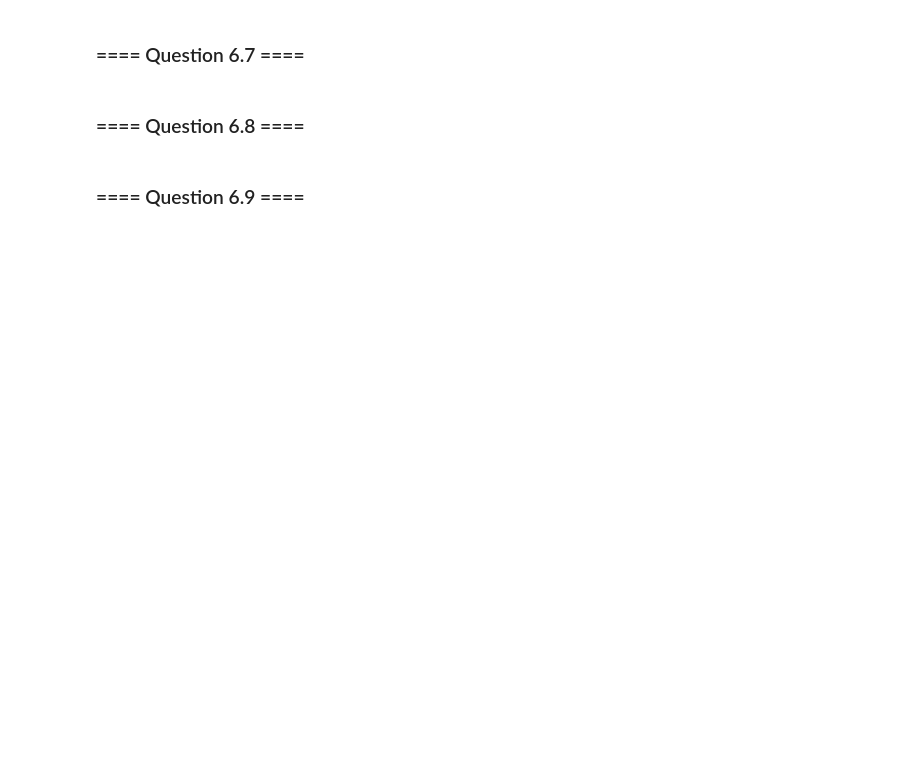
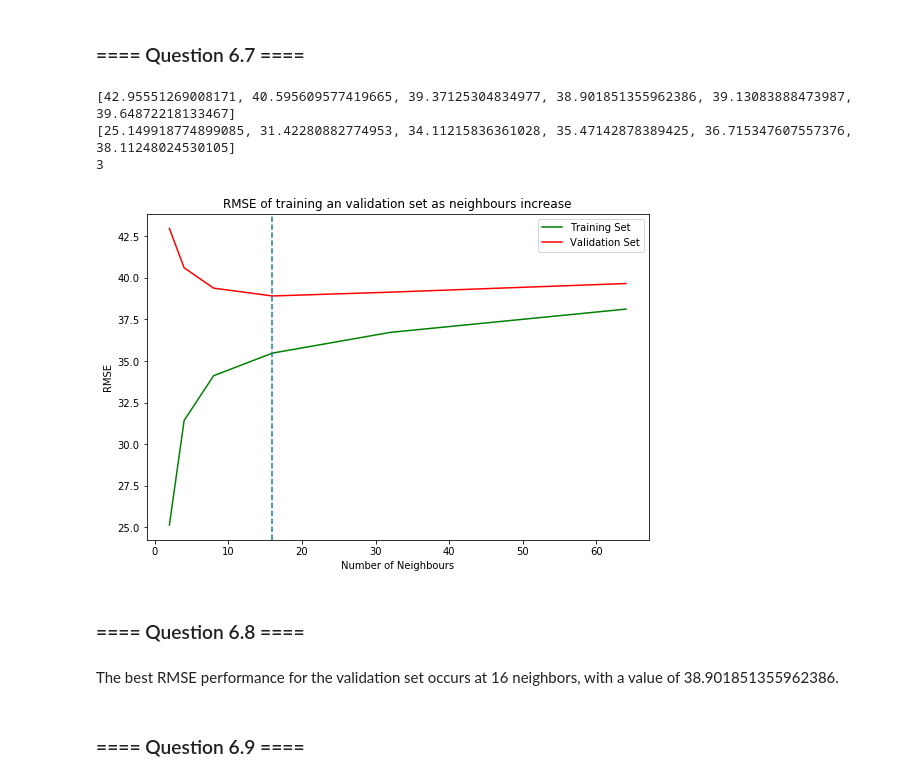
Before and after one commit to SamirFarhat17/applied-machine-learning, a Jupyter notebook: Assignment_2.ipynb, the cells around one changed output. Drawn from its saved outputs; the diff is of its cells as text; code cells hidden in the pictures; blank space fills up the shorter version.

```diff
--- a/Assignment_2.ipynb
+++ b/Assignment_2.ipynb
@@ -657,3 +633,11 @@ plt.legend(['NOx', 'NO2', 'NO'], loc='upper right')
 We can see that the first principal component is quite similar to the mean in terms of the general trends of the Nitrous Oxides. It seems like there is a sharp increase in contaminants at the beggining of the day followed by a sharp decline, staying around zero for the middle part of the day. Finally there is a partial rise in air contamination towards the end of the day. This seems to fit in well with what we would expect, as we see a large rise in traffic during the morining rush hour, contaminating the air more significantly. Then the trend around zero in the midle is likely the result of people being in school and work and therefore, not generating these air pollutants. Finally in the afternoon and evening we can see that people coming back from work, school, or other commitments leads to an increase in contaminants. We can see that the scales are different when coparing the mean and first component. The mean has a range of 0 to about 120, while the first component takes a range of values between 0 and 0.35. Looking at the pollutants we can observe that a rise or fall in NO2 and NO often precedes a rise or fall in NOx. This may tell us that NOx actually forms as a result of NO and NO2 reacting together or with other elements in the air.
 # %% [markdown]
 ## 6. Regression
+# %%
+data_path = os.path.join(os.getcwd(), 'Data', 'PartB', 'BristolAir_SiteAligned.csv')
+bristol_siteali = pd.read_csv(data_path, delimiter=',', compression='bz2', header=[0,1])
+NOx_ali = bristol_siteali['NOx']
+NOx_features = NOx_ali.drop(['17'], 1)
+NOx_targets = NOx_ali['17']
+print(NOx_features.head(7))
+print(NOx_targets.head(4))
@@ -660,2 +658,8 @@ We can see that the first principal component is quite similar to the mean in te
 # %% [markdown]
 ### ==== Question 6.1 ====
+# %%
+mws = multi_way_split(NOx_targets.values, sizes=(.6,.15,.25), splitter=ShuffleSplit, random_state=0)
+train_set = mws[0]
+valid_set = mws[1]
+test_set = mws[2]
+print('train size is {}, validation size is {} and test size is {}'.format(len(train_set), len(valid_set), len(test_set)))
@@ -672,6 +771,38 @@ We can see that the first principal component is quite similar to the mean in te
 # %% [markdown]
 ### ==== Question 6.7 ====
+# %%
+neighbors = [2, 4, 8, 16, 32, 64]
+rmse_validation = []
+rmse_training = []
+for value in neighbors:
+    KNN_optimise = KNeighborsRegressor(n_neighbors=value, n_jobs=-1)
+    KNN_optimise_regressor = KNN_optimise.fit(NOx_X, NOx_Y)
+    KNN_optimise_train = KNN_optimise_regressor.predict(NOx_X)
+    KNN_optimise_valid = KNN_optimise_regressor.predict(NOx_Xvalid)
+    rmse_training.append(np.sqrt(sklearn.metrics.mean_squared_error(NOx_Y, KNN_optimise_train)))
+    rmse_validation.append(np.sqrt(sklearn.metrics.mean_squared_error(NOx_Yvalid, KNN_optimise_valid)))
+print(rmse_validation)
+print(rmse_training)
+
+fig, rmse =plt.subplots(figsize =(9,6))
+
+plt.title('RMSE of training an validation set as neighbours increase')
+rmse.set_xlabel('Number of Neighbours')
+rmse.set_ylabel('RMSE')
+rmse.plot(neighbors, rmse_training, c ='g')
+rmse.plot(neighbors, rmse_validation, c = 'r')
+plt.legend(['Training Set', 'Validation Set'], loc='upper right')
+
+rmse.axvline(16, linestyle='--')
+print(np.argmin(rmse_validation))
+# %% [output]
+[42.95551269008171, 40.595609577419665, 39.37125304834977, 38.901851355962386, 39.13083888473987, 39.64872218133467]
+[25.149918774899085, 31.42280882774953, 34.11215836361028, 35.47142878389425, 36.715347607557376, 38.11248024530105]
+3
+[figure, added]
 # %% [markdown]
 ### ==== Question 6.8 ====
+# %% [markdown]
+The best RMSE performance for the validation set occurs at 16 neighbors, with a value of 38.901851355962386.
 # %% [markdown]
 ### ==== Question 6.9 ====
```
Also changed, not shown: parts of 24 cells of this notebook.
